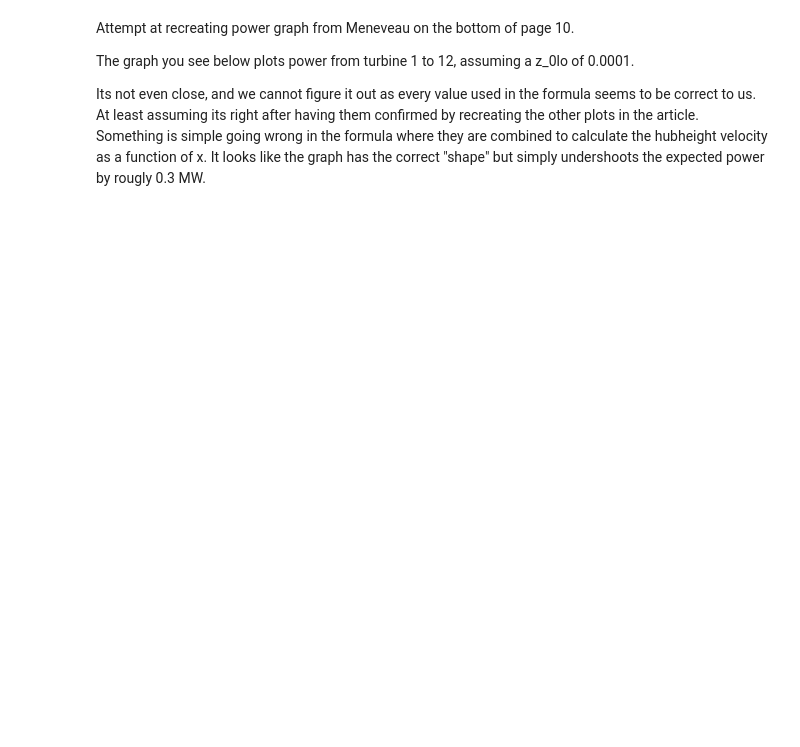
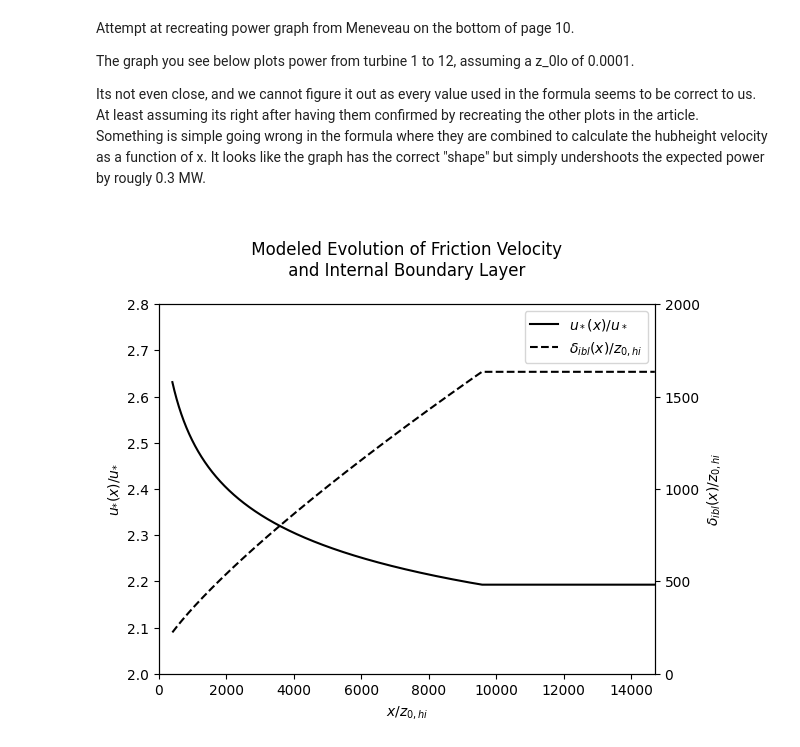
Before and after one commit to marcinsadowy/WTABL, a Jupyter notebook: hubheightvelocitytester.ipynb, the cells around one changed output. Saved outputs shown, nothing was run; the diff lists cells and outputs as text; code cells hidden in the pictures; blank space fills up the shorter version.

```diff
--- a/hubheightvelocitytester.ipynb
+++ b/hubheightvelocitytester.ipynb
@@ -63,3 +119,8 @@ P_local_offshore = (C_P_local*rho_local/2*U_hT_local**3*np.pi*D_local**2/4)/1e6
+# %%
+from FrictionIBLheight import FrictionIBLheight
+FrictionIBLheight()
+# %% [output]
+[figure, added]
 # %%
 # Plot power as a function of turbine number
 plt.plot(x_power/(s*D_local), U_hT_local)
```
Also changed, not shown: parts of 3 cells of this notebook, 2 other files.
